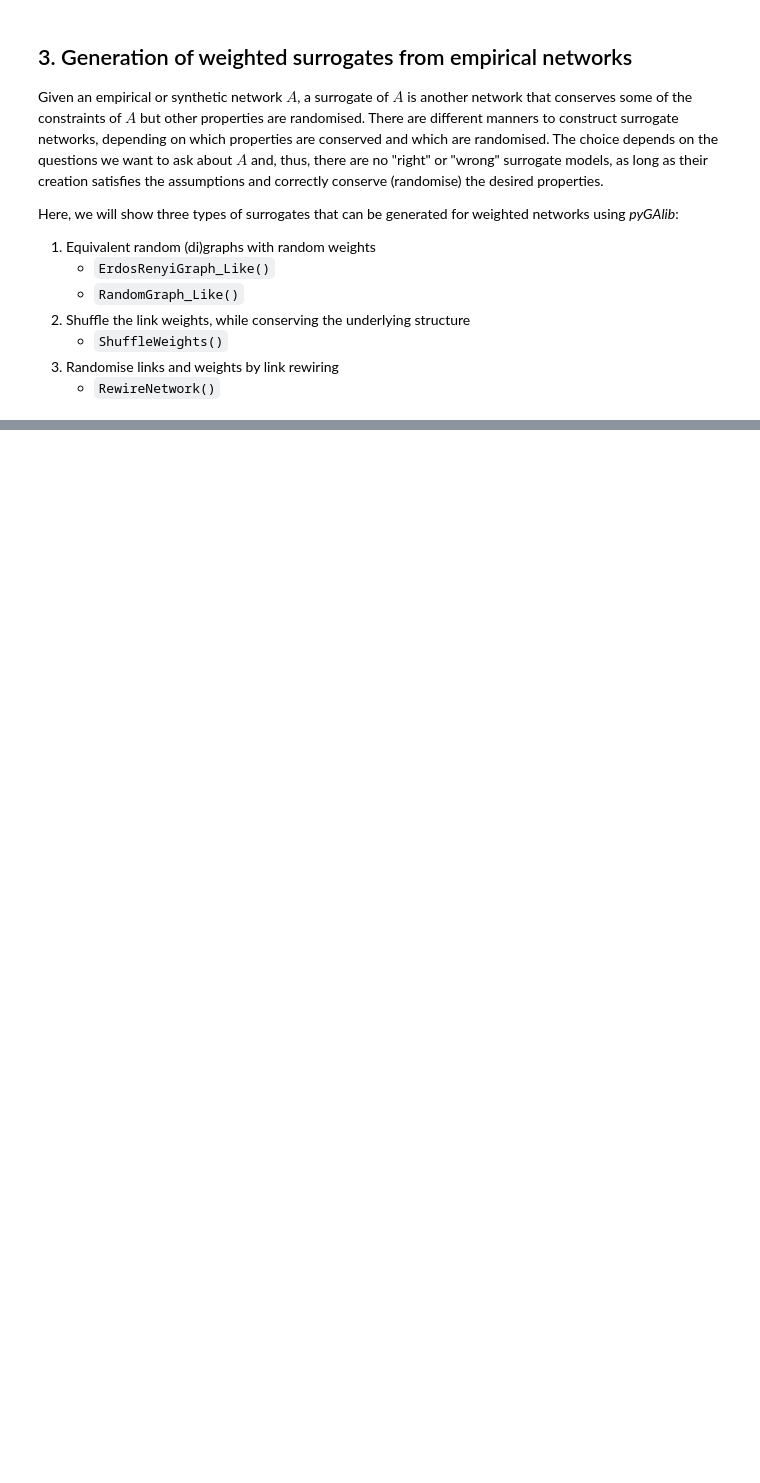
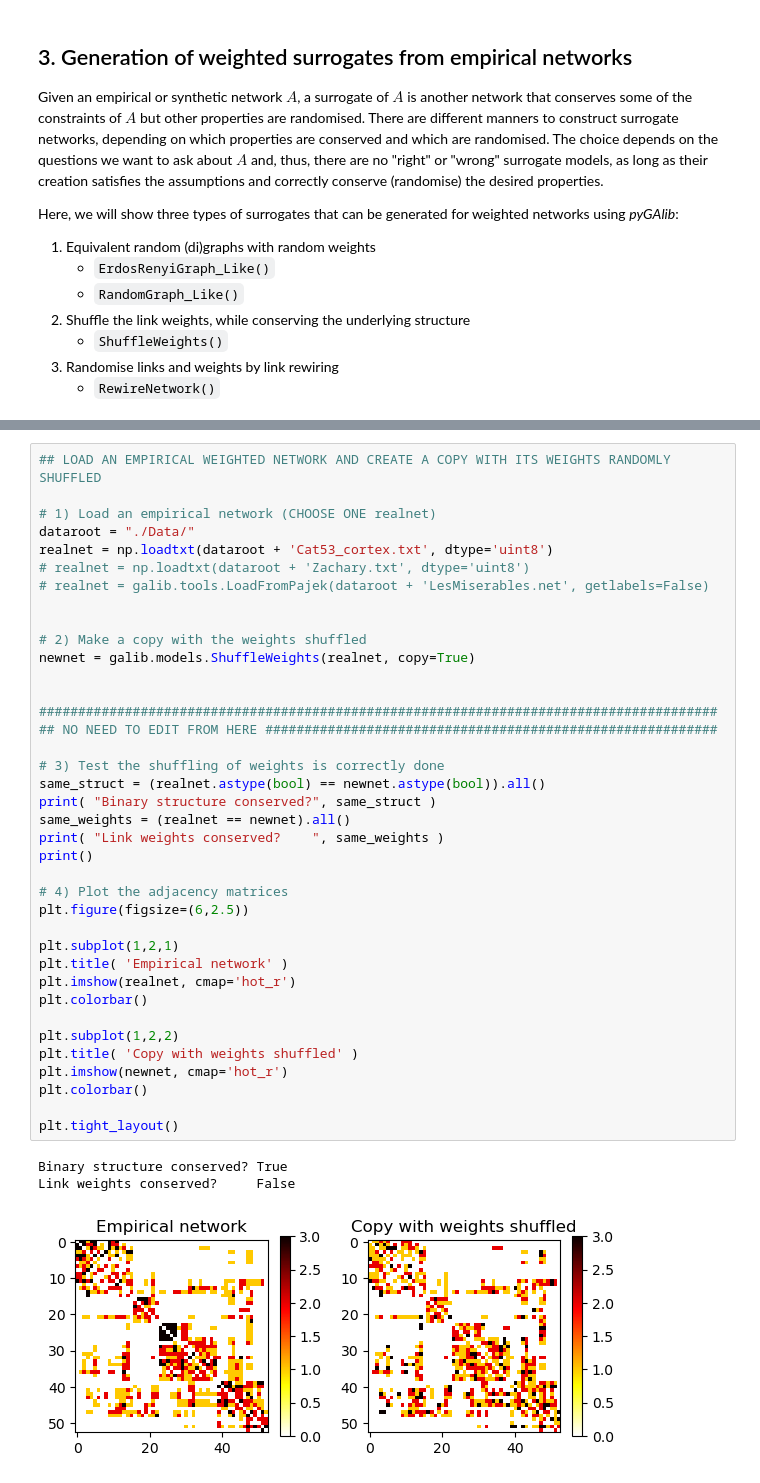
Before and after one commit to gorkazl/pyGAlib, a Jupyter notebook: Examples/WeightedGraphs_Intro.ipynb, the cells around one changed output, grey strips where cells are left out. Drawn from its saved outputs; the diff is of its cells as text; blank space fills up the shorter version.

```diff
--- a/Examples/WeightedGraphs_Intro.ipynb
+++ b/Examples/WeightedGraphs_Intro.ipynb
@@ -608,0 +615,42 @@ Number self-loops ...   Empirical: 0  |  random: 0
+# %%
+## LOAD AN EMPIRICAL WEIGHTED NETWORK AND CREATE A COPY WITH ITS WEIGHTS RANDOMLY SHUFFLED
+
+# 1) Load an empirical network (CHOOSE ONE realnet)
+dataroot = "./Data/"
+realnet = np.loadtxt(dataroot + 'Cat53_cortex.txt', dtype='uint8')
+# realnet = np.loadtxt(dataroot + 'Zachary.txt', dtype='uint8')
+# realnet = galib.tools.LoadFromPajek(dataroot + 'LesMiserables.net', getlabels=False)
+
+
+# 2) Make a copy with the weights shuffled
+newnet = galib.models.ShuffleWeights(realnet, copy=True)
+
+
+#######################################################################################
+## NO NEED TO EDIT FROM HERE ##########################################################
+
+# 3) Test the shuffling of weights is correctly done
+same_struct = (realnet.astype(bool) == newnet.astype(bool)).all()
+print( "Binary structure conserved?", same_struct )
+same_weights = (realnet == newnet).all()
+print( "Link weights conserved?    ", same_weights )
+print()
+
+# 4) Plot the adjacency matrices
+plt.figure(figsize=(6,2.5))
+
+plt.subplot(1,2,1)
+plt.title( 'Empirical network' )
+plt.imshow(realnet, cmap='hot_r')
+plt.colorbar()
+
+plt.subplot(1,2,2)
+plt.title( 'Copy with weights shuffled' )
+plt.imshow(newnet, cmap='hot_r')
+plt.colorbar()
+
+plt.tight_layout()
+# %% [output]
+Binary structure conserved? True
+Link weights conserved?     False
+[figure, added]
```
Also changed, not shown: parts of 18 cells of this notebook.
